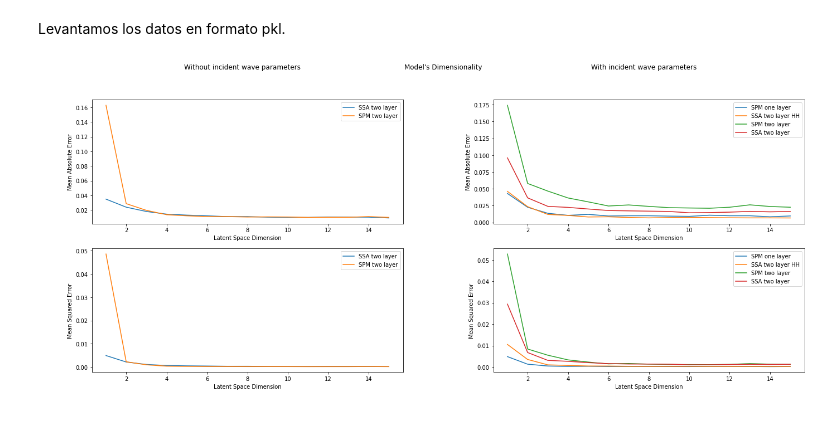
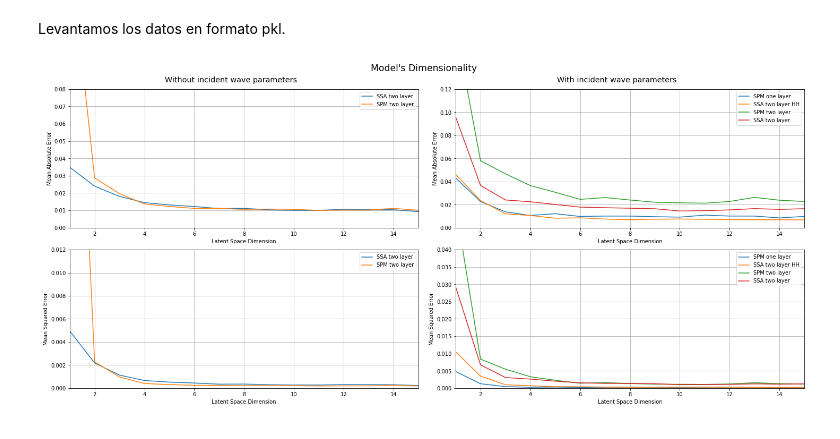
Before and after one commit to jotavecorta/DeepScatteringModels, a Jupyter notebook: results/graphs.ipynb, the cells around one changed output. Saved outputs shown, nothing was run; the diff lists cells and outputs as text; code cells hidden in the pictures.

Commit message:
segunda versión graphs

```diff
--- a/results/graphs.ipynb
+++ b/results/graphs.ipynb
@@ -21,45 +21,50 @@ from matplotlib import pyplot as plt
 def cost_plot(cost_function, ax, **kwargs):
     # Generate plot
     xlim = len(cost_function) + 1
-    plot = ax.plot(range(1, xlim ), cost_function,
+    plot = ax.plot(range(1, xlim), cost_function,
                    label = kwargs.get('label', None))
 
     # Axes labels
     ax.set_xlabel('Latent Space Dimension')
     ax.set_ylabel(kwargs.get('ylabel', None))
     ax.set_title(kwargs.get('title', None))
+    ax.set_xlim((1, xlim - 1))
+    ax.set_ylim(kwargs.get('ylim', (0, 0.125)))
+    ax.grid(b=True)
     ax.legend()
+    ax.labelsize      : larger
 
     return plot
 
 # Generates figure
-fig = plt.figure(figsize=(20,9))
-fig.suptitle('Model\'s Dimensionality')
+fig = plt.figure(constrained_layout=True, figsize=(20,9))
+fig.suptitle('Model\'s Dimensionality', fontsize='xx-large')
 
 # Divides figure in subfigures for diferent amount of parameters
 sub_fig = fig.subfigures(1, 2)
 left_ax = sub_fig[0].subplots(2, 1)
 right_ax = sub_fig[1].subplots(2, 1)
-sub_fig[0].suptitle('Without incident wave parameters')
-sub_fig[1].suptitle('With incident wave parameters')
+sub_fig[0].suptitle('Without incident wave parameters', fontsize = 'x-large')
+sub_fig[1].suptitle('With incident wave parameters', fontsize = 'x-large')
 
 # Plot Cost functions for different metrics
 for key in cost.keys():
     if 'ngi' in key:
         image_mae = cost[key]['MAE'][1]
         image_mse = cost[key]['MSE'][1]
         cost_plot(image_mae, left_ax[0], label = key[:-4],
-                  ylabel = 'Mean Absolute Error')
+                  ylabel = 'Mean Absolute Error', ylim = (0, 0.08))
         cost_plot(image_mse, left_ax[1], label = key[:-4],
-                  ylabel = 'Mean Squared Error')
+                  ylabel = 'Mean Squared Error', ylim = (0, 0.012))
     else:
         image_mae = cost[key]['MAE'][1]
         image_mse = cost[key]['MSE'][1]
         cost_plot(image_mae, right_ax[0], label = key,
-                  ylabel = 'Mean Absolute Error')
+                  ylabel = 'Mean Absolute Error', ylim = (0, 0.12))
         cost_plot(image_mse, right_ax[1], label = key,
-                  ylabel = 'Mean Squared Error')
+                  ylabel = 'Mean Squared Error', ylim = (0, 0.04))
 
+plt.savefig(os.path.join(os.getcwd(), 'cost_comparation.png'))
 plt.show()
 # %% [output]
-[figure, old version]
+[figure, new version]
```
Also changed, not shown: parts of 2 cells of this notebook, 2 other files.
